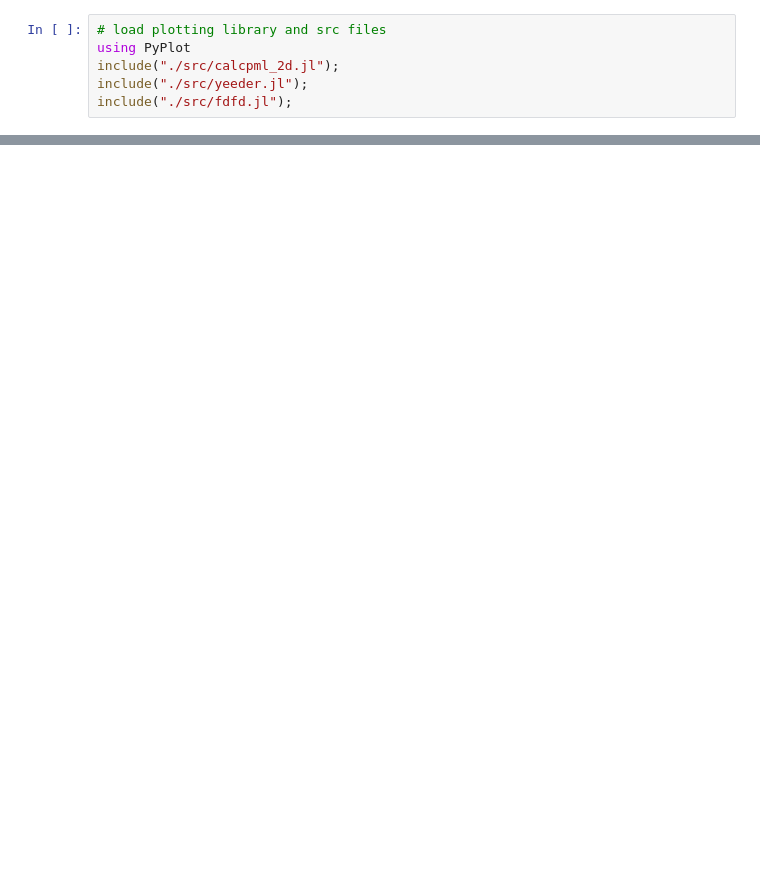
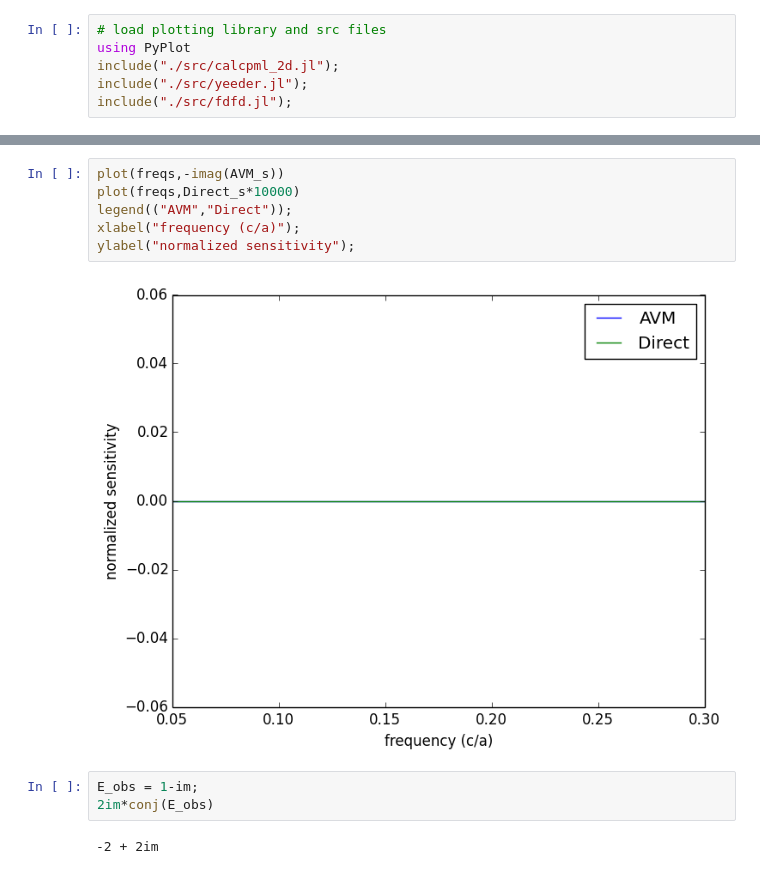
Before and after one commit to twhughes/Faraday-FDFD, a Jupyter notebook: AVM.ipynb, the cells around one changed output, grey strips where cells are left out. Drawn from its saved outputs; the diff is of its cells as text; blank space fills up the shorter version.

```diff
--- a/AVM.ipynb
+++ b/AVM.ipynb
@@ -67,0 +98,13 @@ plot(freqs,(Is.^2));
+# %%
+plot(freqs,-imag(AVM_s))
+plot(freqs,Direct_s*10000)
+legend(("AVM","Direct"));
+xlabel("frequency (c/a)");
+ylabel("normalized sensitivity");
+# %% [output]
+[figure, added]
+# %%
+E_obs = 1-im;
+2im*conj(E_obs)
+# %% [output]
+-2 + 2im
```
Also changed, not shown: parts of 5 cells of this notebook, 6 other files.
